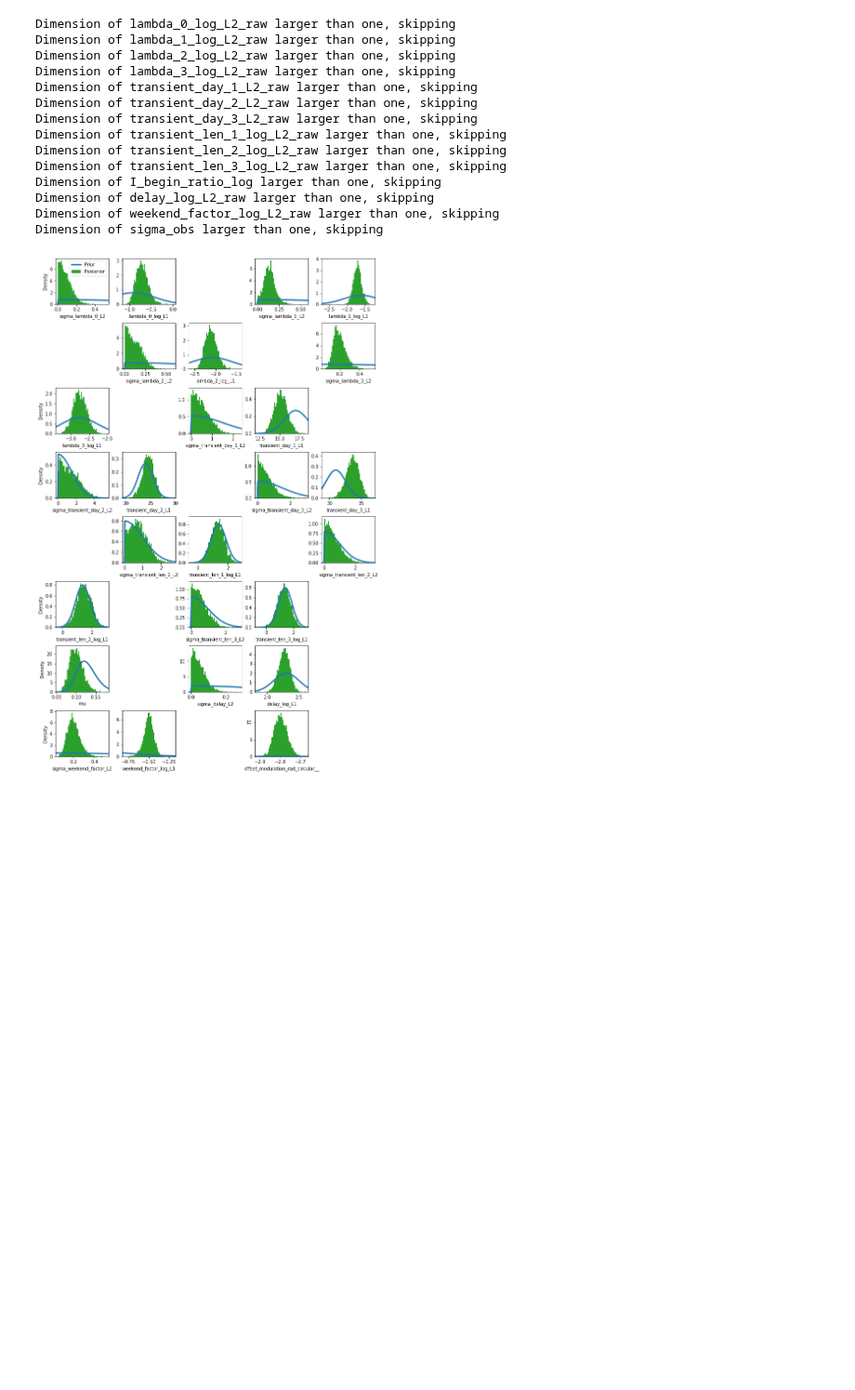
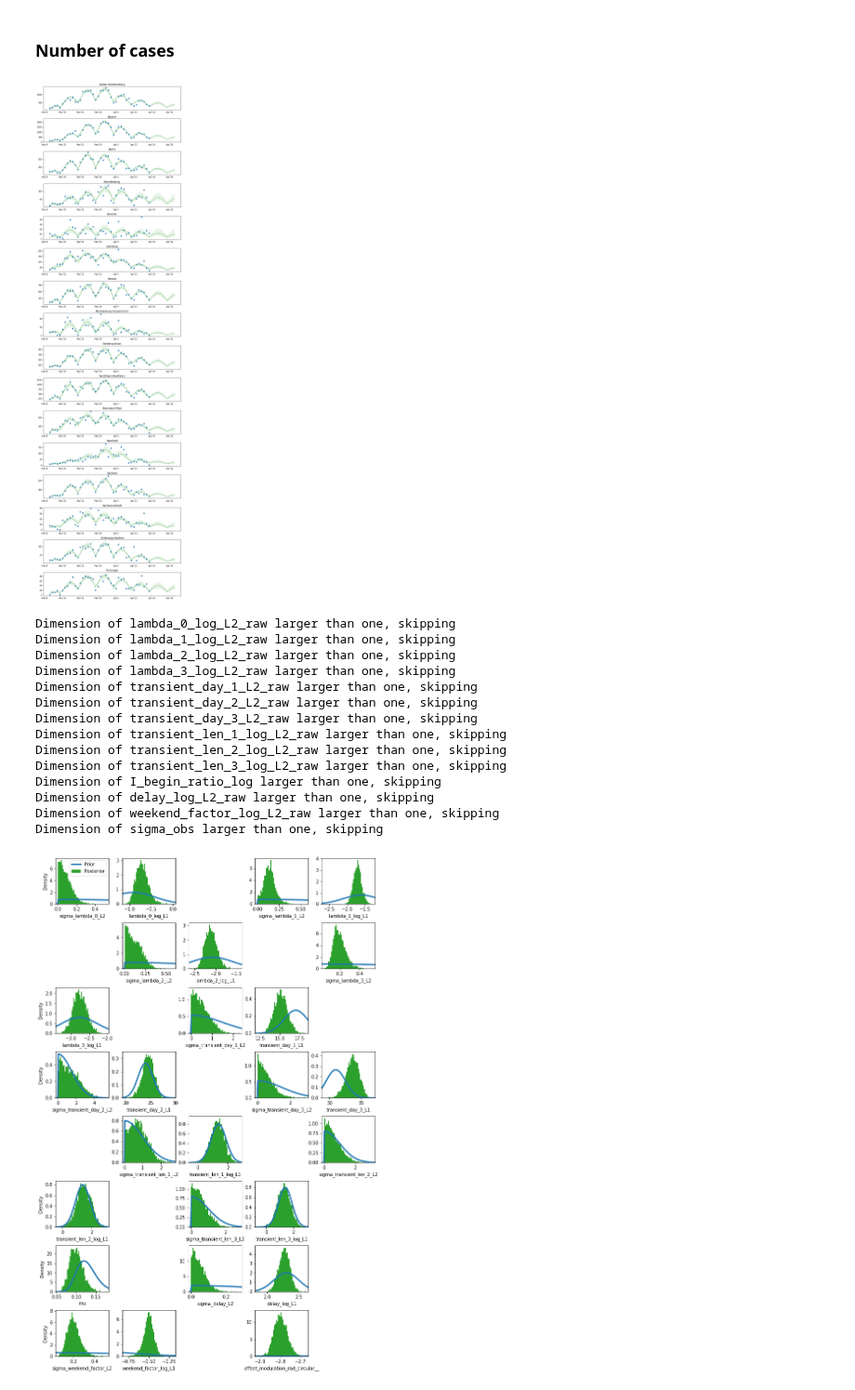
Before and after one commit to Priesemann-Group/covid19_inference, a Jupyter notebook: scripts/example_bundeslaender.ipynb, the cells around one changed output. Shown at 93% size. Drawn from its saved outputs; the diff is of its cells as text; code cells hidden in the pictures; blank space fills up the shorter version.

```diff
--- a/scripts/example_bundeslaender.ipynb
+++ b/scripts/example_bundeslaender.ipynb
@@ -136 +184,30 @@ WARNING  [pymc3] The number of effective samples is smaller than 10% for some pa
+# %% [markdown]
+### Number of cases
+# %%
+# First define the x range on which we want to plot. Should be within the simulation period.
+bd = datetime.datetime(2020,3,10)
+ed = datetime.datetime(2020,4,19) + datetime.timedelta(days=num_days_forecast-1)
+
+# Next we have to get our trace corresponding to that date range. We do that by calling the helper function `cov19.plot._get_array_from_trace_via_date()`.
+y_all_regions, x = cov19.plot._get_array_from_trace_via_date(model,trace,"new_cases",bd,ed)
+
+# After retrieving the trace var for our specified time period, we plot the timeseries for each region. Additionaly we set the format of the date (x-)axis.
+# We have 16 regions in this example -> we create 16 subplots
+fig, axes = plt.subplots(16,1,figsize=(10,35))
+
+for i in range(16):
+    y = y_all_regions[:,:,i]
+    cov19.plot._timeseries(x,y, axes[i],what="fcast")
+    axes[i].set_title(df_bundeslaender.columns[i])
+    cov19.plot._format_date_xticks(axes[i])
+
+#Furthermore, we can plot our observable i.e. our new_cases_obs.
+x_dat = pd.date_range(model.data_begin,model.data_end)
+for i in range(16):
+    y = new_cases_obs[:,i]
+    cov19.plot._timeseries(x_dat,y, axes[i],what="data",lw=0)
+
+plt.tight_layout()
+# %% [output]
+[figure, added]
 # %%
```
Also changed, not shown: parts of 25 cells of this notebook.
